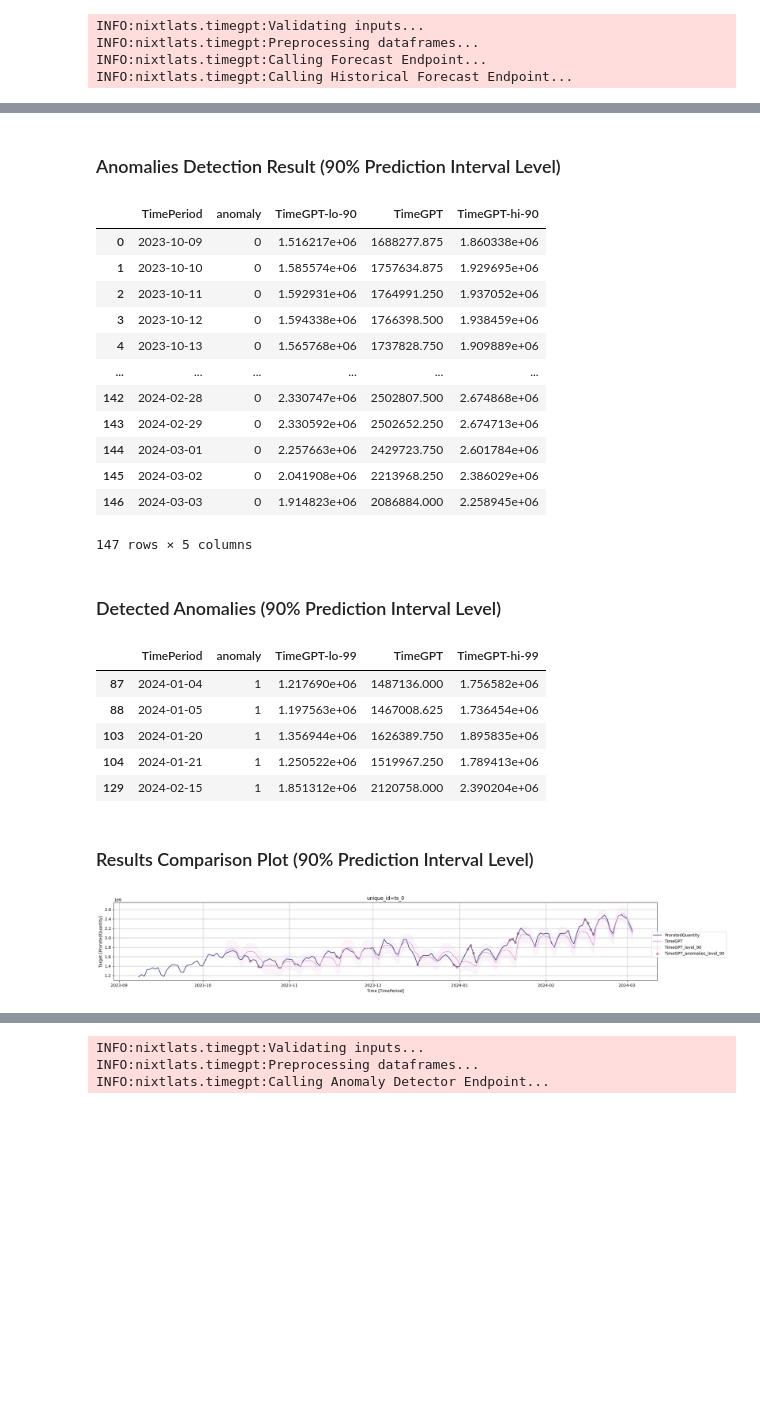
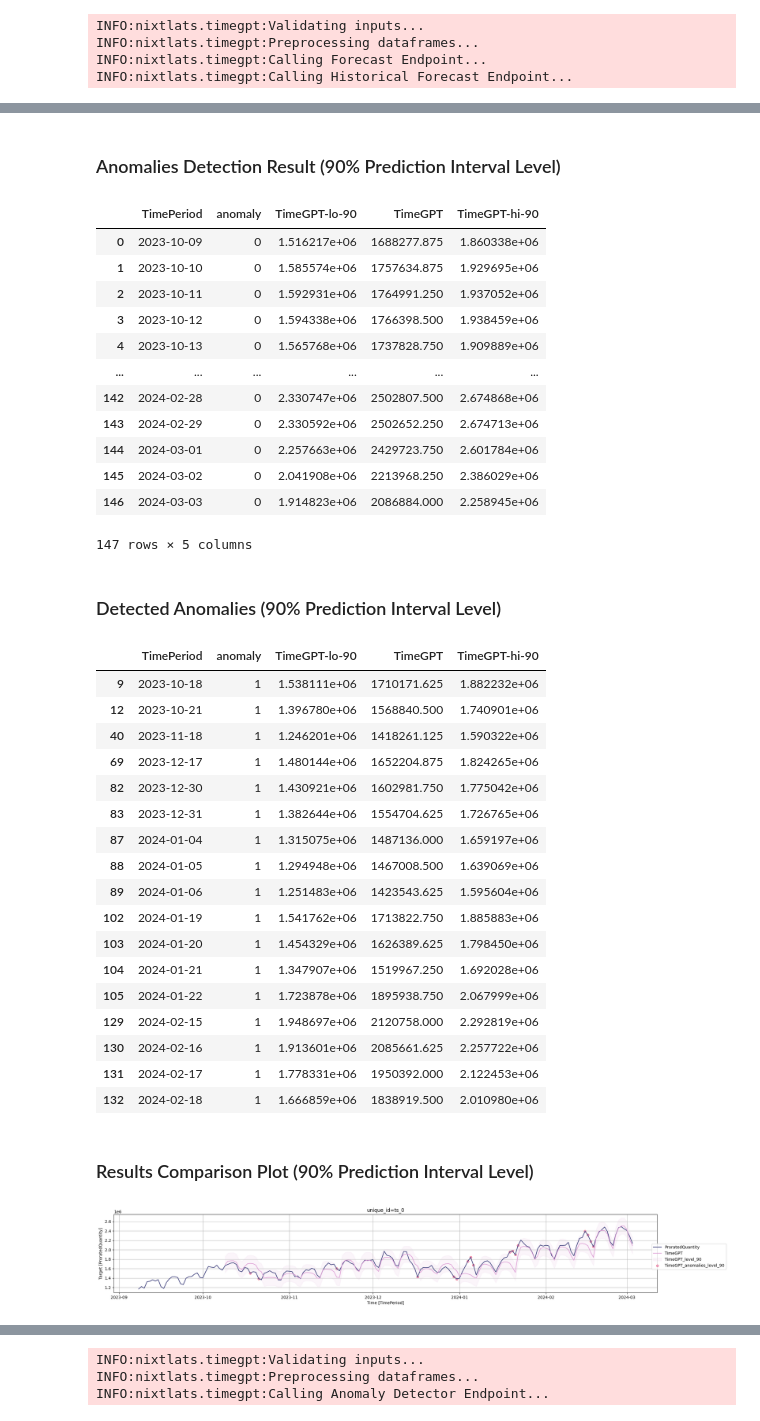
Before and after one commit to hawkjosh/timegptExplore, a Jupyter notebook: notebooks/billing1.ipynb, the cells around one changed output, grey strips where cells are left out. Cells and saved outputs as stored; diff of their text form; code cells hidden in the pictures; blank space fills up the shorter version.

```diff
--- a/notebooks/billing1.ipynb
+++ b/notebooks/billing1.ipynb
@@ -41,3 +41,15 @@ def dataPrep(dfName, csvName, timeCol, dropCols, csvNameUpdate):
     dfName.to_csv(csvNameUpdate, index=False)
     dfName = pd.read_csv(csvNameUpdate)
     return dfName
+
+# Input sample data params and run data prep function
+
+df = dataPrep(
+    dfName="df",
+    csvName="../data/raw/billing1_raw.csv",
+    timeCol="TimePeriod",
+    dropCols=["Tenant"],
+    csvNameUpdate="../data/clean/testRun.csv"
+)
+
+display(df.head())
@@ -44,12 +62,0 @@ def dataPrep(dfName, csvName, timeCol, dropCols, csvNameUpdate):
-# %%
-# Run dataPrep function on sample data
-
-df = dataPrep(
-    dfName="df",
-    csvName="../data/raw/billing1_raw.csv",
-    timeCol="TimePeriod",
-    dropCols=["Tenant"],
-    csvNameUpdate="../data/clean/billing1_clean.csv"
-)
-
-display(df.head())
@@ -146,44 +170,56 @@ dfAnoms90 = timegpt.detect_anomalies(
     df, time_col="TimePeriod", target_col="ProratedQuantity", freq="D", level=90
 )
 
-dfAnomsOnly90 = dfAnoms[dfAnoms["anomaly"] == 1]
+dfAnomsOnly90 = dfAnoms90[dfAnoms90["anomaly"] == 1]
 
 plotAnoms90 = timegpt.plot(
     df, dfAnoms90, time_col="TimePeriod", target_col="ProratedQuantity"
 )
 
 display(
     Markdown("### Anomalies Detection Result (90% Prediction Interval Level)"),
     dfAnoms90,
     Markdown("### Detected Anomalies (90% Prediction Interval Level)"),
     dfAnomsOnly90,
     Markdown("### Results Comparison Plot (90% Prediction Interval Level)"),
     plotAnoms90,
 )
 # %% [output]
 INFO:nixtlats.timegpt:Validating inputs...
 INFO:nixtlats.timegpt:Preprocessing dataframes...
 INFO:nixtlats.timegpt:Calling Anomaly Detector Endpoint...
 ### Anomalies Detection Result (90% Prediction Interval Level)
 |  | TimePeriod | anomaly | TimeGPT-lo-90 | TimeGPT | TimeGPT-hi-90 |
 | 0 | 2023-10-09 | 0 | 1.516217e+06 | 1688277.875 | 1.860338e+06 |
 | 1 | 2023-10-10 | 0 | 1.585574e+06 | 1757634.875 | 1.929695e+06 |
 | 2 | 2023-10-11 | 0 | 1.592931e+06 | 1764991.250 | 1.937052e+06 |
 | 3 | 2023-10-12 | 0 | 1.594338e+06 | 1766398.500 | 1.938459e+06 |
 | 4 | 2023-10-13 | 0 | 1.565768e+06 | 1737828.750 | 1.909889e+06 |
 | ... | ... | ... | ... | ... | ... |
 | 142 | 2024-02-28 | 0 | 2.330747e+06 | 2502807.500 | 2.674868e+06 |
 | 143 | 2024-02-29 | 0 | 2.330592e+06 | 2502652.250 | 2.674713e+06 |
 | 144 | 2024-03-01 | 0 | 2.257663e+06 | 2429723.750 | 2.601784e+06 |
 | 145 | 2024-03-02 | 0 | 2.041908e+06 | 2213968.250 | 2.386029e+06 |
 | 146 | 2024-03-03 | 0 | 1.914823e+06 | 2086884.000 | 2.258945e+06 |
 147 rows × 5 columns
 ### Detected Anomalies (90% Prediction Interval Level)
-|  | TimePeriod | anomaly | TimeGPT-lo-99 | TimeGPT | TimeGPT-hi-99 |
-| 87 | 2024-01-04 | 1 | 1.217690e+06 | 1487136.000 | 1.756582e+06 |
-| 88 | 2024-01-05 | 1 | 1.197563e+06 | 1467008.625 | 1.736454e+06 |
-| 103 | 2024-01-20 | 1 | 1.356944e+06 | 1626389.750 | 1.895835e+06 |
-| 104 | 2024-01-21 | 1 | 1.250522e+06 | 1519967.250 | 1.789413e+06 |
-| 129 | 2024-02-15 | 1 | 1.851312e+06 | 2120758.000 | 2.390204e+06 |
+|  | TimePeriod | anomaly | TimeGPT-lo-90 | TimeGPT | TimeGPT-hi-90 |
+| 9 | 2023-10-18 | 1 | 1.538111e+06 | 1710171.625 | 1.882232e+06 |
+| 12 | 2023-10-21 | 1 | 1.396780e+06 | 1568840.500 | 1.740901e+06 |
+| 40 | 2023-11-18 | 1 | 1.246201e+06 | 1418261.125 | 1.590322e+06 |
+| 69 | 2023-12-17 | 1 | 1.480144e+06 | 1652204.875 | 1.824265e+06 |
+| 82 | 2023-12-30 | 1 | 1.430921e+06 | 1602981.750 | 1.775042e+06 |
+| 83 | 2023-12-31 | 1 | 1.382644e+06 | 1554704.625 | 1.726765e+06 |
+| 87 | 2024-01-04 | 1 | 1.315075e+06 | 1487136.000 | 1.659197e+06 |
+| 88 | 2024-01-05 | 1 | 1.294948e+06 | 1467008.500 | 1.639069e+06 |
+| 89 | 2024-01-06 | 1 | 1.251483e+06 | 1423543.625 | 1.595604e+06 |
+| 102 | 2024-01-19 | 1 | 1.541762e+06 | 1713822.750 | 1.885883e+06 |
+| 103 | 2024-01-20 | 1 | 1.454329e+06 | 1626389.625 | 1.798450e+06 |
+| 104 | 2024-01-21 | 1 | 1.347907e+06 | 1519967.250 | 1.692028e+06 |
+| 105 | 2024-01-22 | 1 | 1.723878e+06 | 1895938.750 | 2.067999e+06 |
+| 129 | 2024-02-15 | 1 | 1.948697e+06 | 2120758.000 | 2.292819e+06 |
+| 130 | 2024-02-16 | 1 | 1.913601e+06 | 2085661.625 | 2.257722e+06 |
+| 131 | 2024-02-17 | 1 | 1.778331e+06 | 1950392.000 | 2.122453e+06 |
+| 132 | 2024-02-18 | 1 | 1.666859e+06 | 1838919.500 | 2.010980e+06 |
 ### Results Comparison Plot (90% Prediction Interval Level)
 [figure]
```
Also changed, not shown: parts of 10 cells of this notebook, 6 other files.
